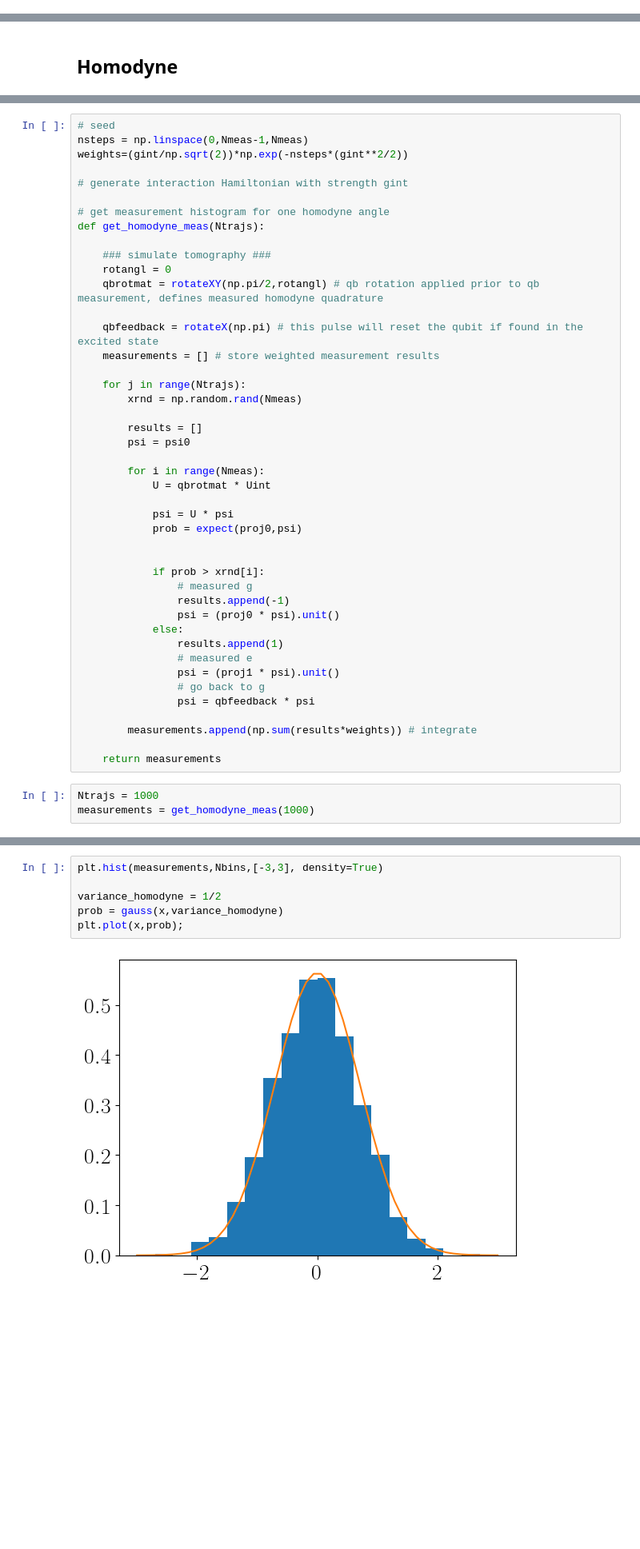
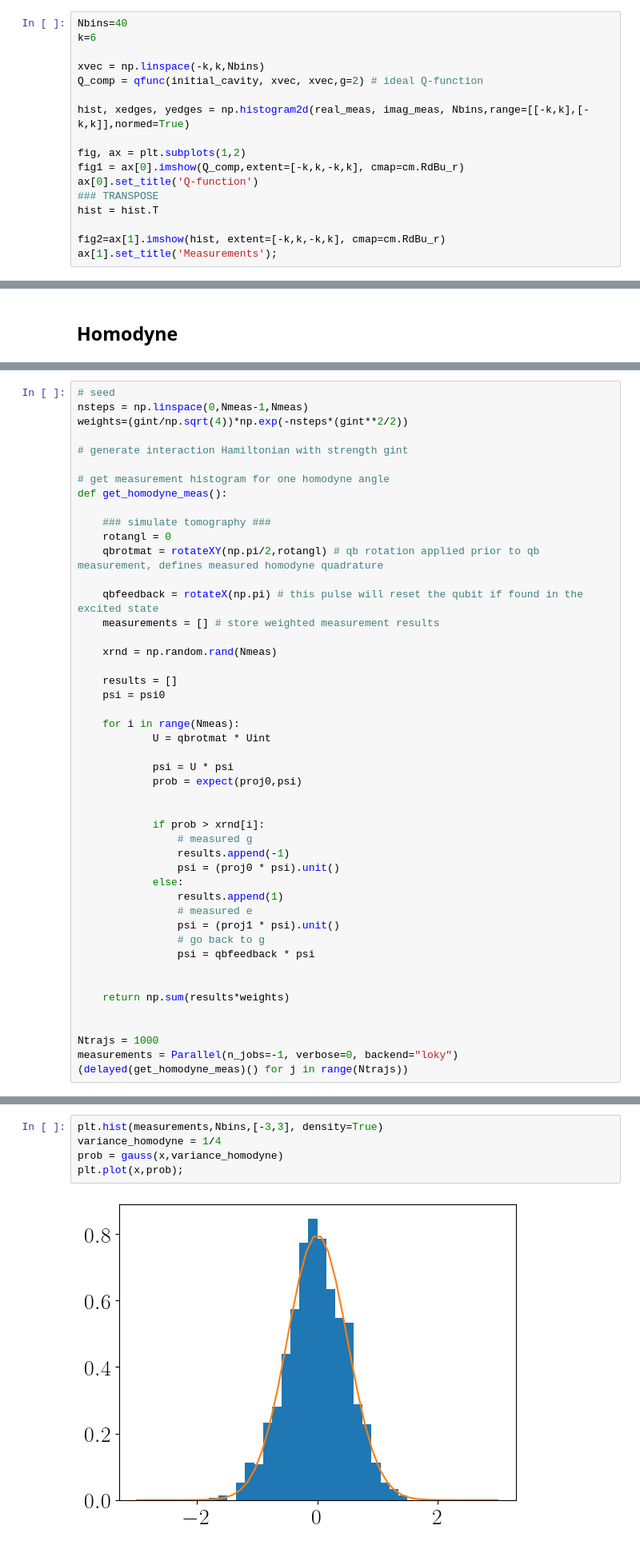
Before and after one commit to ingstra/qubitdyne, a Jupyter notebook: check_vacuum_variances.ipynb, the cells around one changed output, grey strips where cells are left out. Shown at 80% size. Cells and saved outputs as stored; diff of their text form; blank space fills up the shorter version.

Commit message:
added different scalings to check variances for heterodyne

```diff
--- a/check_vacuum_variances.ipynb
+++ b/check_vacuum_variances.ipynb
@@ -173,0 +277,17 @@ plt.show()
+# %%
+Nbins=40
+k=6
+
+xvec = np.linspace(-k,k,Nbins)
+Q_comp = qfunc(initial_cavity, xvec, xvec,g=2) # ideal Q-function
+
+hist, xedges, yedges = np.histogram2d(real_meas, imag_meas, Nbins,range=[[-k,k],[-k,k]],normed=True)
+
+fig, ax = plt.subplots(1,2)
+fig1 = ax[0].imshow(Q_comp,extent=[-k,k,-k,k], cmap=cm.RdBu_r)
+ax[0].set_title('Q-function')
+### TRANSPOSE
+hist = hist.T
+
+fig2=ax[1].imshow(hist, extent=[-k,k,-k,k], cmap=cm.RdBu_r)
+ax[1].set_title('Measurements');
@@ -176,12 +300,12 @@ plt.show()
 # %%
 # seed
 nsteps = np.linspace(0,Nmeas-1,Nmeas)
-weights=(gint/np.sqrt(2))*np.exp(-nsteps*(gint**2/2))
+weights=(gint/np.sqrt(4))*np.exp(-nsteps*(gint**2/2))
 
 # generate interaction Hamiltonian with strength gint
 
 # get measurement histogram for one homodyne angle
-def get_homodyne_meas(Ntrajs):
+def get_homodyne_meas():
 
     ### simulate tomography ###
     rotangl = 0
@@ -190,13 +314,12 @@ def get_homodyne_meas(Ntrajs):
     qbfeedback = rotateX(np.pi) # this pulse will reset the qubit if found in the excited state
     measurements = [] # store weighted measurement results
 
-    for j in range(Ntrajs):
-        xrnd = np.random.rand(Nmeas)
+    xrnd = np.random.rand(Nmeas)
 
-        results = []
-        psi = psi0
+    results = []
+    psi = psi0
 
-        for i in range(Nmeas):
+    for i in range(Nmeas):
             U = qbrotmat * Uint
 
             psi = U * psi
@@ -214,9 +337,9 @@ def get_homodyne_meas(Ntrajs):
                 # go back to g
                 psi = qbfeedback * psi
 
-        measurements.append(np.sum(results*weights)) # integrate
 
-    return measurements
+    return np.sum(results*weights)
+
+
+Ntrajs = 1000
+measurements = Parallel(n_jobs=-1, verbose=0, backend="loky")(delayed(get_homodyne_meas)() for j in range(Ntrajs))
-# %%
-Ntrajs = 1000
-measurements = get_homodyne_meas(1000)
@@ -225,8 +346,7 @@ measurements = get_homodyne_meas(1000)
 # %%
 plt.hist(measurements,Nbins,[-3,3], density=True)
-
-variance_homodyne = 1/2
+variance_homodyne = 1/4
 prob = gauss(x,variance_homodyne)
 plt.plot(x,prob);
 # %% [output]
-[figure, old version]
+[figure, new version]
```
Also changed, not shown: parts of 18 cells of this notebook.
